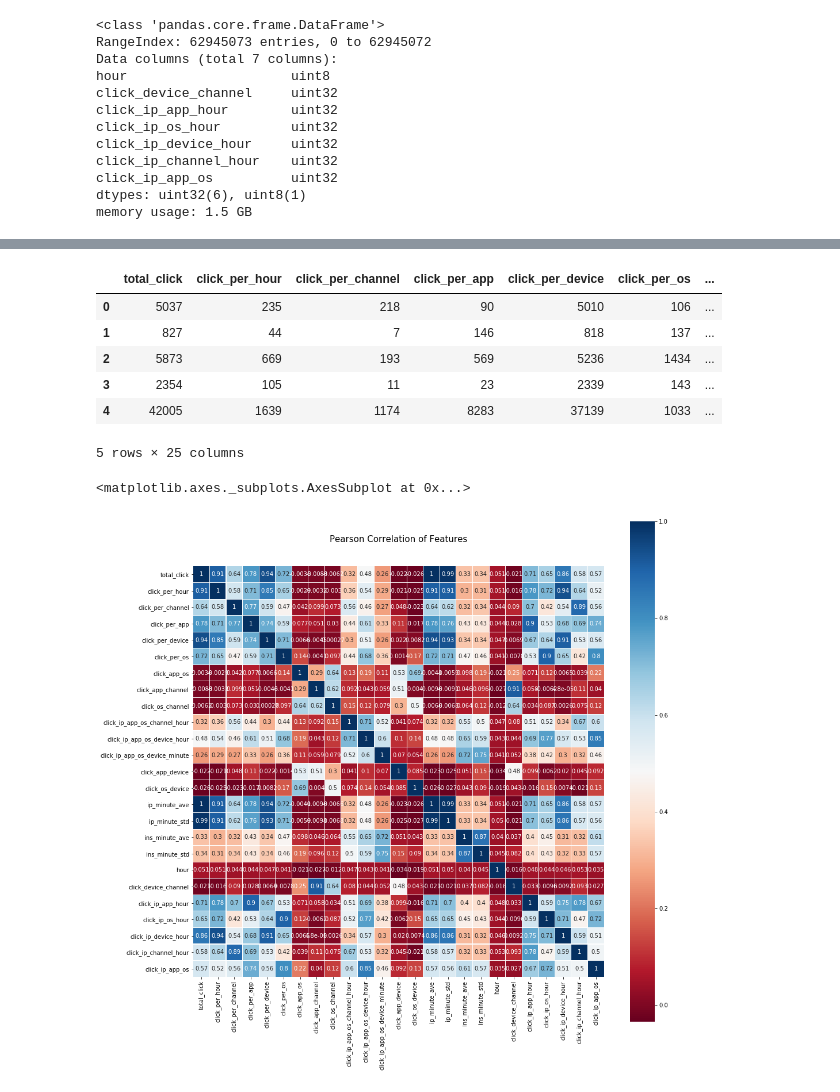
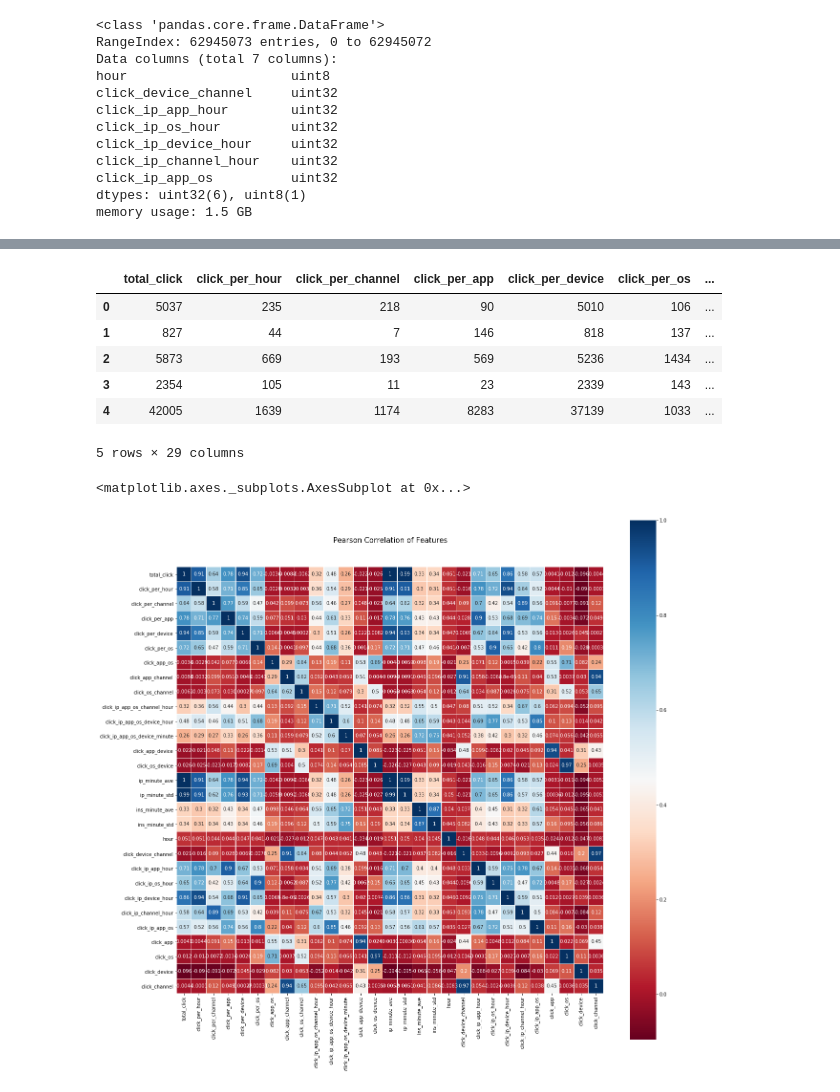
Before and after one commit to xuebai1990/TalkingData-Kaggle, a Jupyter notebook: explore/TestFeature.ipynb, the cells around one changed output, grey strips where cells are left out. Saved outputs shown, nothing was run; the diff lists cells and outputs as text; code cells hidden in the pictures.

```diff
--- a/explore/TestFeature.ipynb
+++ b/explore/TestFeature.ipynb
@@ -91,3 +91,13 @@ click_ip_channel_hour    uint32
 click_ip_app_os          uint32
 dtypes: uint32(6), uint8(1)
 memory usage: 1.5 GB
+# %%
+dtype = {
+    'click_app':'uint32',
+    'click_os':'uint32',
+    'click_device':'uint32',
+    'click_channel':'uint32'
+}
+
+train4 = pd.read_csv("../feature/train-day8-group3.csv", dtype=dtype, skiprows=(1, 50000000))
+train4.info()
@@ -94,7 +114,7 @@ memory usage: 1.5 GB
 # %%
-#train = pd.concat([train1, train2, train3], axis=1)
-#del train1, train2, train3
-#gc.collect()
+train = pd.concat([train1, train2, train3, train4], axis=1)
+del train1, train2, train3, train4
+gc.collect()
 
 train.head()
 # %% [output]
@@ -104,15 +124,15 @@ train.head()
 | 2 | 5873 | 669 | 193 | 569 | 5236 | 1434 | ... |
 | 3 | 2354 | 105 | 11 | 23 | 2339 | 143 | ... |
 | 4 | 42005 | 1639 | 1174 | 8283 | 37139 | 1033 | ... |
-5 rows × 25 columns
+5 rows × 29 columns
 # %%
 colormap = plt.cm.RdBu
-plt.figure(figsize=(16,16))
+plt.figure(figsize=(20,20))
 plt.title('Pearson Correlation of Features', y=1.05, size=15)
 sns.heatmap(train.corr(),linewidths=0.1,vmax=1.0,
             square=True, cmap=colormap, linecolor='white', annot=True)
 # %% [output]
 <matplotlib.axes._subplots.AxesSubplot at 0x...>
-[figure, old version]
+[figure, new version]
 # %% [markdown]
 Conclusion: (1) IP based click behavior, only use total click, perhaps click_ip_channel, click_ip_os, click_ip_app_os)
```
Also changed, not shown: parts of 2 cells of this notebook, 1 other file.
